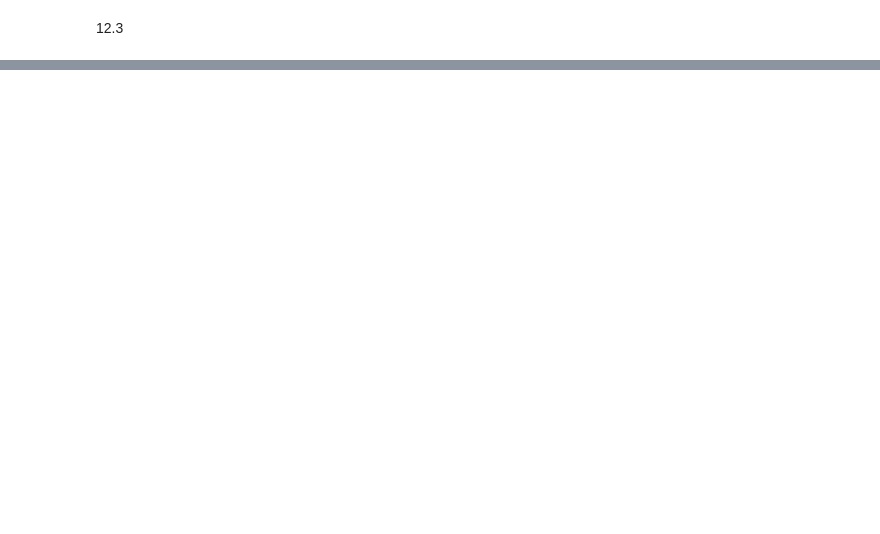
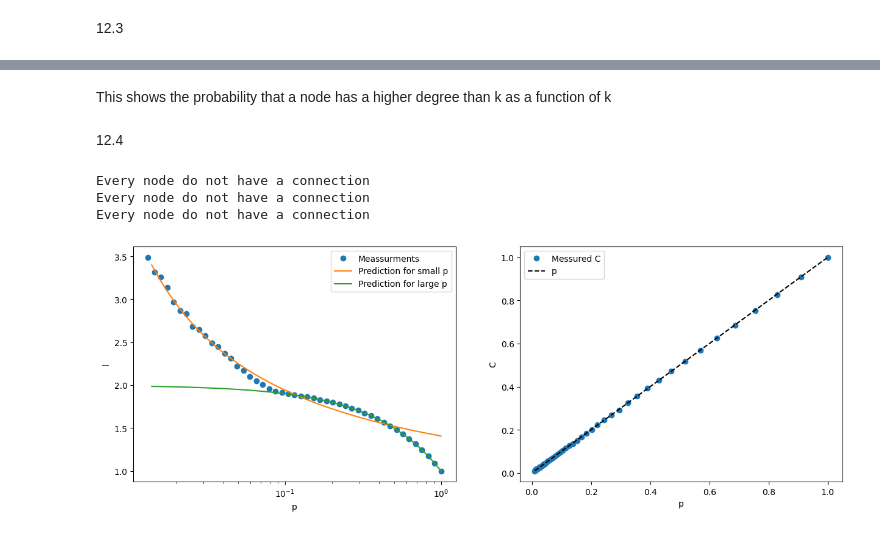
Before and after one commit to heden1/Simulation-of-complex-systems, a Jupyter notebook: HW3.ipynb, the cells around one changed output, grey strips where cells are left out. Saved outputs shown, nothing was run; the diff lists cells and outputs as text; code cells hidden in the pictures; blank space fills up the shorter version.

```diff
--- a/HW3.ipynb
+++ b/HW3.ipynb
@@ -161,0 +354,13 @@ CreatErdosRenyiGraph(10,3,0,1,1000)
+# %% [markdown]
+This shows the probability that a node has a higher degree than k as a function of k
+# %% [markdown]
+12.4
+# %%
+n=500
+ps=np.logspace(-2,0,num=50,base=10)
+PlotAvgLAndC(n,ps)
+# %% [output]
+Every node do not have a connection
+Every node do not have a connection
+Every node do not have a connection
+[figure, added]
```
Also changed, not shown: parts of 12 cells of this notebook, 3 other files.
